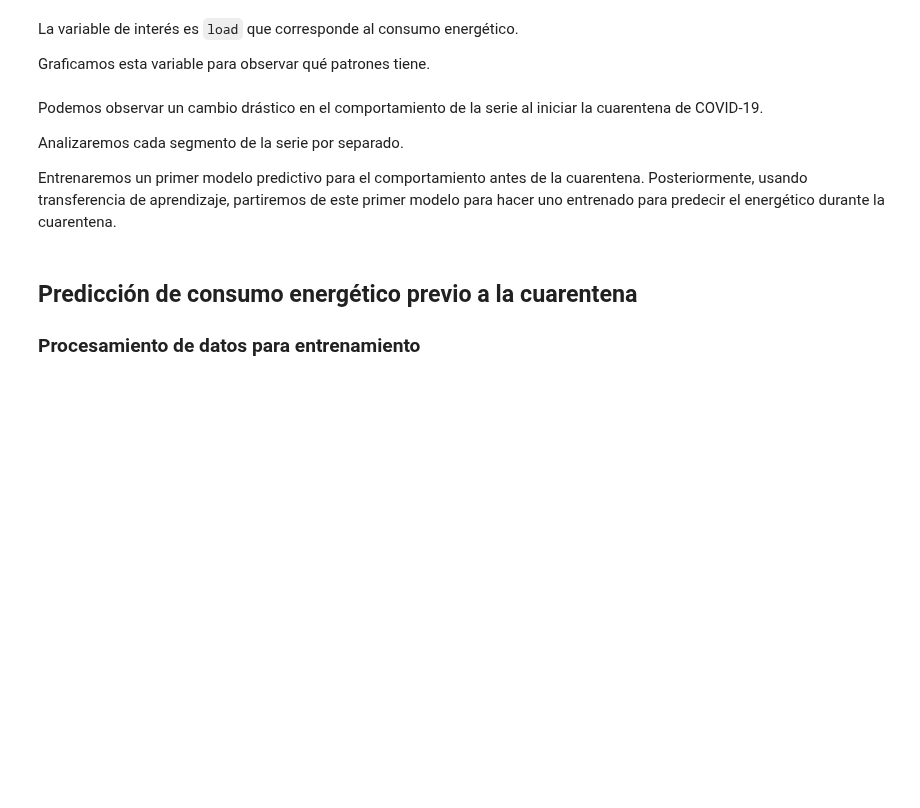
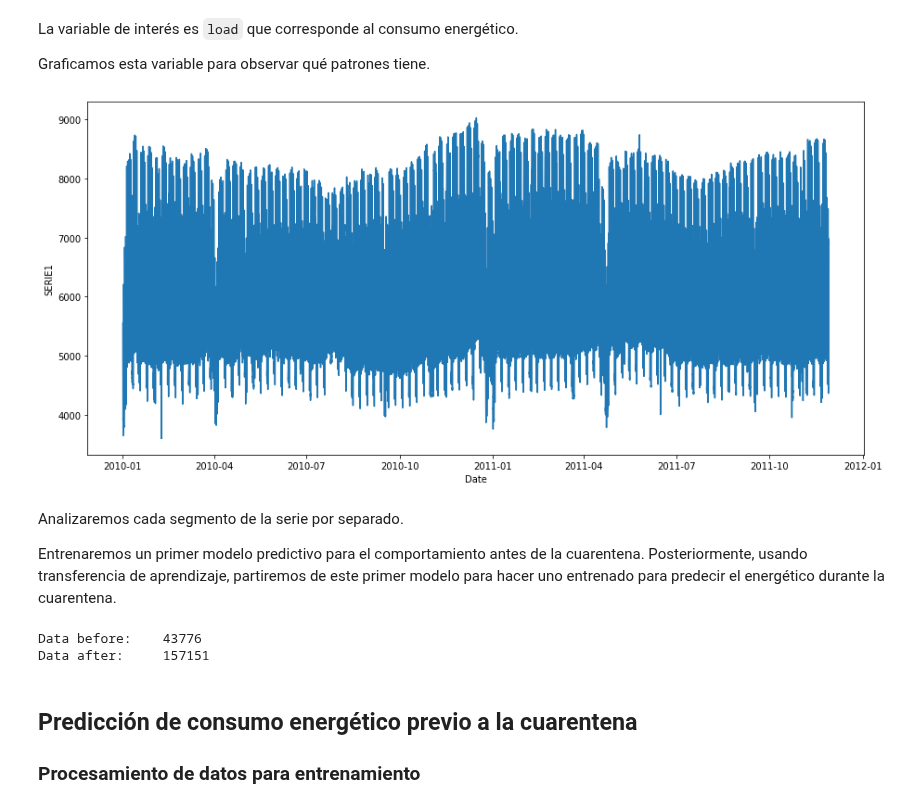
Before and after one commit to urieliram/analog, a Jupyter notebook: Aplicación_de_RNN_y_CV.ipynb, the cells around one changed output. Drawn from its saved outputs; the diff is of its cells as text; code cells hidden in the pictures; blank space fills up the shorter version.

```diff
--- a/Aplicación_de_RNN_y_CV.ipynb
+++ b/Aplicación_de_RNN_y_CV.ipynb
@@ -102,21 +127,24 @@ La variable de interés es `load` que corresponde al consumo energético.
 Graficamos esta variable para observar qué patrones tiene.
 # %%
 plt.figure(figsize=(15, 7))
-sns.lineplot(data=df, y='load', x='Time')
+sns.lineplot(data=df['SERIE1'])#,, y='SERIE1' x='Date'
 plt.show()
+# %% [output]
+[figure, added]
 # %% [markdown]
-Podemos observar un cambio drástico en el comportamiento de la serie al iniciar la cuarentena de COVID-19.
-
 Analizaremos cada segmento de la serie por separado.
 
 Entrenaremos un primer modelo predictivo para el comportamiento antes de la cuarentena. Posteriormente, usando transferencia de aprendizaje, partiremos de este primer modelo para hacer uno entrenado para predecir el energético durante la cuarentena.
 # %%
-# Dividr datos antes y después del inicio de la cuarentena
-# bc: before covid; ac: after covid
-data_bc = df.loc[:'2020-03-7']
-data_ac = df.loc['2020-03-7':]
-print('Data before COVID-19:', len(data_bc), sep='\t')
-print('Data after COVID-19:', len(data_ac), sep='\t')
+# Dividr datos antes y después
+# bc: before ; ac: after
+data_bc = df.loc[:'2010-06-1']
+data_ac = df.loc['2010-06-1':]
+print('Data before:', len(data_bc), sep='\t')
+print('Data after:', len(data_ac), sep='\t')
+# %% [output]
+Data before:    43776
+Data after:     157151
 # %% [markdown]
 ## Predicción de consumo energético previo a la cuarentena
 
```
Also changed, not shown: parts of 25 cells of this notebook.
